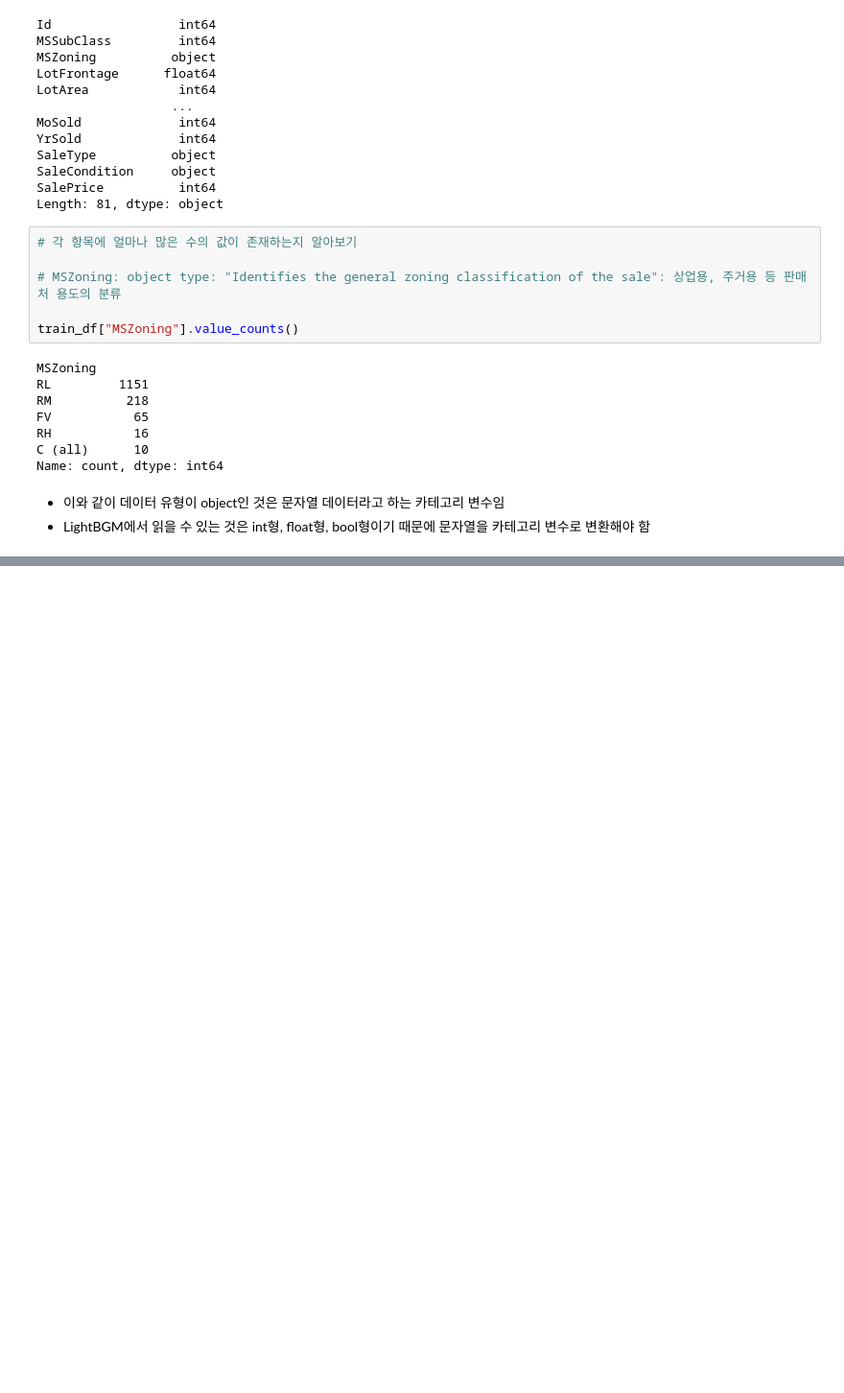
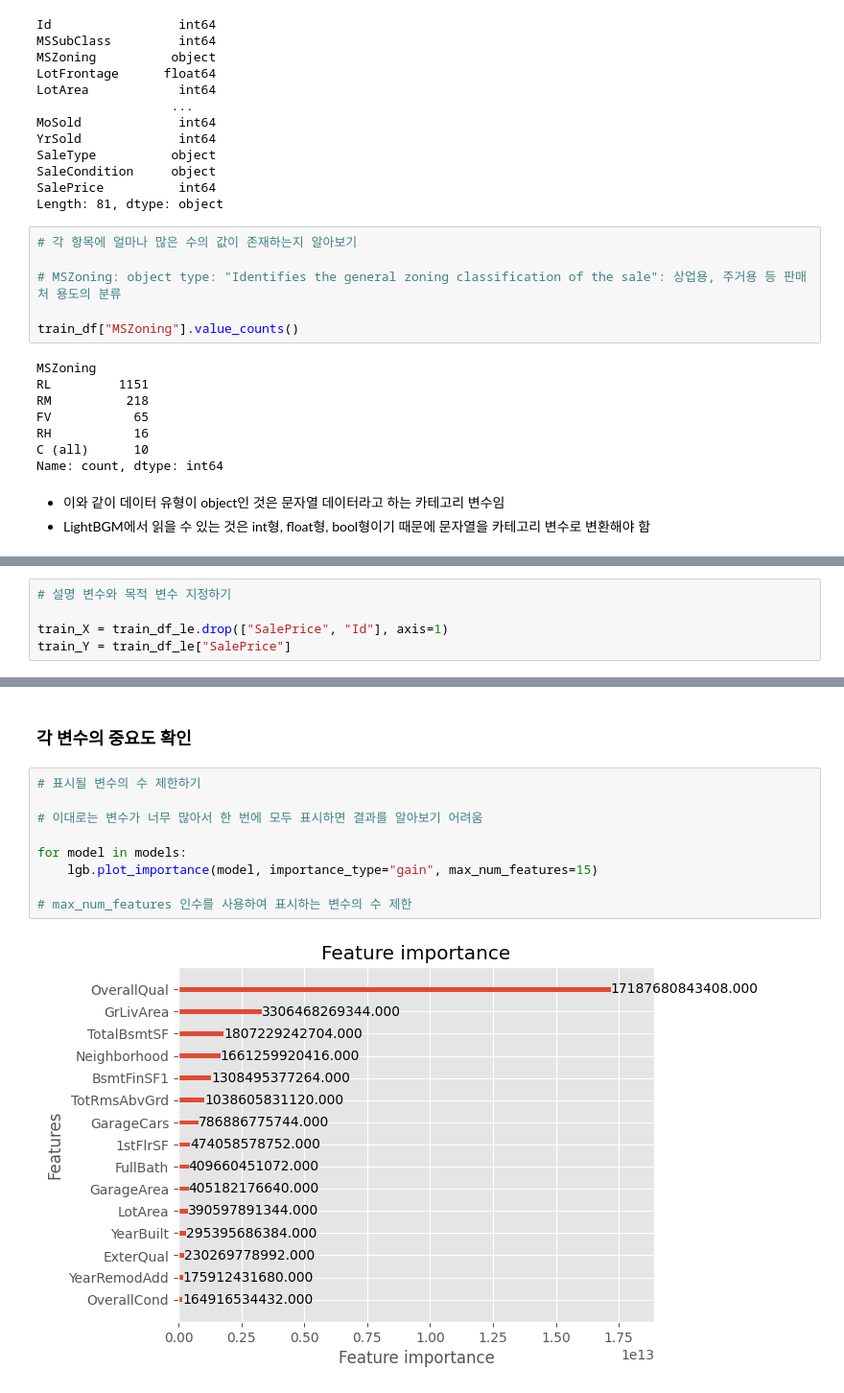
Before and after one commit to LDYWINNER/TIML, a Jupyter notebook: kaggle/house_prices/house_prices_tutorial.ipynb, the cells around one changed output, grey strips where cells are left out. Shown at 96% size. Saved outputs shown, nothing was run; the diff lists cells and outputs as text; blank space fills up the shorter version.

```diff
--- a/kaggle/house_prices/house_prices_tutorial.ipynb
+++ b/kaggle/house_prices/house_prices_tutorial.ipynb
@@ -93,0 +252,5 @@ Name: count, dtype: int64
+# %%
+# 설명 변수와 목적 변수 지정하기
+
+train_X = train_df_le.drop(["SalePrice", "Id"], axis=1)
+train_Y = train_df_le["SalePrice"]
@@ -93,0 +398,13 @@ Name: count, dtype: int64
+# %% [markdown]
+### 각 변수의 중요도 확인
+# %%
+# 표시될 변수의 수 제한하기
+
+# 이대로는 변수가 너무 많아서 한 번에 모두 표시하면 결과를 알아보기 어려움
+
+for model in models:
+    lgb.plot_importance(model, importance_type="gain", max_num_features=15)
+
+# max_num_features 인수를 사용하여 표시하는 변수의 수 제한
+# %% [output]
+[figure, added]
```
Also changed, not shown: parts of 58 cells of this notebook.
